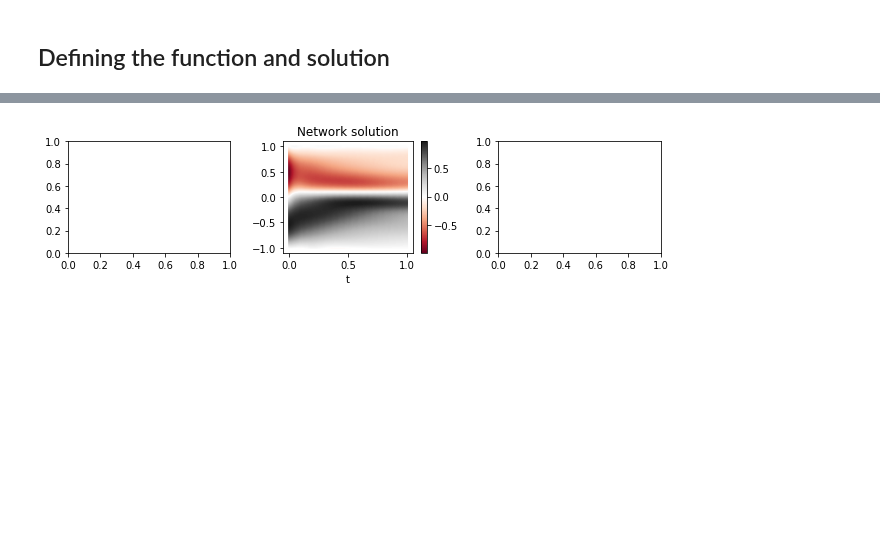
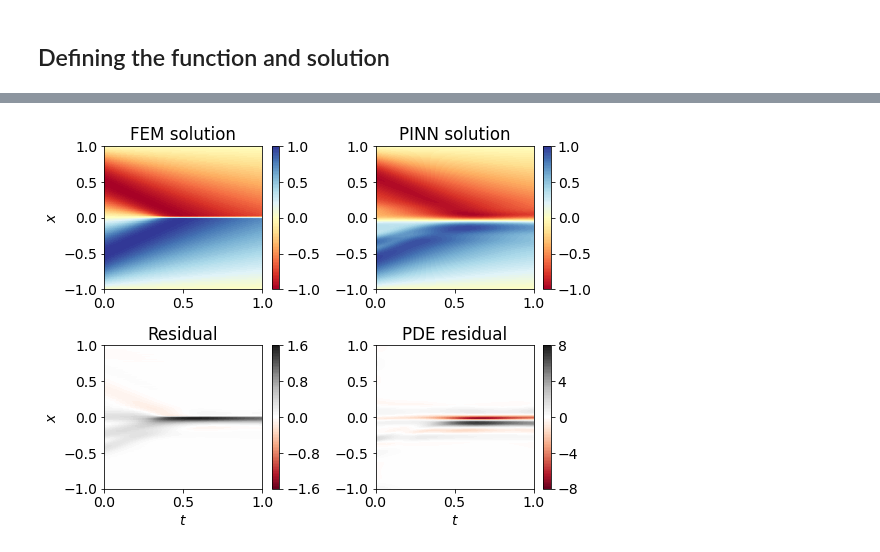
Before and after one commit to runehoejlund/deep-learning-pinn, a Jupyter notebook: PINN-Burgers.ipynb, the cells around one changed output, grey strips where cells are left out. Cells and saved outputs as stored; diff of their text form; code cells hidden in the pictures; blank space fills up the shorter version.

```diff
--- a/PINN-Burgers.ipynb
+++ b/PINN-Burgers.ipynb
@@ -18,15 +47,15 @@ def MSE(net, u_, x, t):
 # %%
-n_x = 10 # Number of data points in interior domain
+n_x = 20 # Number of data points in interior domain
 n_i = 10 # Number of initial points
 n_b = 10 # Number of boundary (time) points
-n_t = 10
+n_t = 20
 xmin = -1
 xmax = 1
 
 # Interior of domain
-x = torch.linspace(xmin, xmax, n_x, requires_grad=True)[1:-1]
-t = torch.linspace(0, 1, n_t, requires_grad=True)[1:]
-x, t = torch.meshgrid((x, t))
+X = torch.linspace(xmin, xmax, n_x+2, requires_grad=True)[1:-1]
+T = torch.linspace(0, 1, n_t+1, requires_grad=True)[1:]
+x, t = torch.meshgrid((X, T))
 x = x.reshape(-1, 1)
 t = t.reshape(-1, 1)
 
@@ -118,4 +152,13 @@ class Net(nn.Module):
         self.optimizer.step()
         self.eval()
         return self.loss_PDE(x, t), self.loss_BC(x_b, t_b, u_b), self.loss_IC(x_i, t_i, u_i)
+# %%
+def MSE(net, u_, x, t):
+    u = u_.detach().reshape(-1,1)
+    u_hat = net(x,t).detach().reshape(-1,1)
+    MSE = torch.mean((u - u_hat)**2)
+    return MSE
+# %%
+def progress(i, total):
+    print("\r", '{:.2f}% '.format((i+1)*100/total), end="")
 # %%
@@ -148,32 +223,54 @@ fig.savefig('./figs/Burger_loss.png', dpi=600)
 # %%
 ## Evaluate network
-fig, axs = plt.subplots(1,3,figsize=(9,2.5))
-xi, ti = torch.meshgrid(torch.linspace(xmin,xmax,101, requires_grad=True), torch.linspace(0,1,101, requires_grad=True))
-xi, ti = xi.reshape(-1, 1), ti.reshape(-1, 1)
-#x_grid = torch.hstack((xi.reshape(-1, 1), yi.reshape(-1, 1)))
-# minmax = u_(xi, ti).detach()
-# vmin = minmax.min()
-# vmax = minmax.max()
-# u = u_(xi, ti).detach()
-u_hat = net(xi, ti).detach()
-vmin = u_hat.min()
-vmax = u_hat.max()
+fig, axs = plt.subplots(2,2,figsize=(8,6))
+axs = axs.flatten()
+u_hat = net(x_eval, t_eval).detach().reshape(u_.shape)
+pde_hat = net.PDE(x_eval, t_eval).detach().reshape(u_.shape)
+vmin = -1 # u_hat.min()
+vmax = 1 # u_hat.max()
 
-# m = axs[0].scatter(ti.detach(), xi.detach(), s=1, c=u, vmin=vmin, vmax=vmax)
-# fig.colorbar(m, ax=axs[0])
-# axs[0].set_title('True solution')
-# axs[0].set_xlabel('t')
-# axs[0].set_ylabel('x')
-m = axs[1].scatter(ti.detach(), xi.detach(), s=1, c=u_hat, vmin=vmin, vmax=vmax, cmap='RdGy')
-fig.colorbar(m, ax=axs[1])
-axs[1].set_title('Network solution')
-axs[1].set_xlabel('t')
-# m = axs[2].scatter(ti.detach(), xi.detach(), s=1, c=u-u_hat, vmin=-max(abs(u-u_hat)), vmax=max(abs(u-u_hat)), cmap='RdGy')
-# fig.colorbar(m, ax=axs[2])
-# axs[2].set_title('Residual')
-# axs[2].set_xlabel('t')
+levels = torch.linspace(vmin, vmax, 100)
+c_levels = torch.linspace(vmin, vmax, 5)
+
+m = axs[0].contourf(t_.detach(), x_.detach(), u_.detach(), levels=levels, cmap='RdYlBu')
+cb = fig.colorbar(m, ax=axs[0])
+cb.set_ticks(c_levels)
+axs[0].set_title('FEM solution')
+# axs[0].set_xlabel('$t$')
+axs[0].set_ylabel('$x$')
+
+m = axs[1].contourf(t_.detach(), x_.detach(), u_hat.detach(), levels=levels, cmap='RdYlBu')
+cb = fig.colorbar(m, ax=axs[1])
+cb.set_ticks(c_levels)
+axs[1].set_title('PINN solution')
+# axs[1].set_xlabel('$t$')
+# axs[1].set_ylabel('$x$')
+
+vmin = -np.round((u_-u_hat).abs().max(),1)
+vmax = -vmin
+levels = torch.linspace(vmin, vmax, 100)
+c_levels = torch.linspace(vmin, vmax, 5)
+
+m = axs[2].contourf(t_.detach(), x_.detach(), (u_-u_hat).detach(), levels=levels, cmap='RdGy')
+cb = fig.colorbar(m, ax=axs[2])
+cb.set_ticks(c_levels)
+axs[2].set_title('Residual')
+axs[2].set_xlabel('$t$')
+axs[2].set_ylabel('$x$')
+
+vmin = -np.round(pde_hat.abs().max(),0)
+vmax = -vmin
+levels = torch.linspace(vmin, vmax, 100)
+c_levels = torch.linspace(vmin, vmax, 5)
+m = axs[3].contourf(t_.detach(), x_.detach(), pde_hat.detach(), levels=levels, vmin=vmin, vmax=vmax, cmap='RdGy')
+cb = fig.colorbar(m, ax=axs[3])
+cb.set_ticks(c_levels)
+axs[3].set_title('PDE residual')
+axs[3].set_xlabel('$t$')
+# axs[3].set_ylabel('$x$')
+
 fig.tight_layout()
 fig.savefig('./figs/burgers_2D.png', dpi=600)
 # %% [output]
-[figure, old version]
+[figure, new version]
 # %%
```
Also changed, not shown: parts of 19 cells of this notebook, 17 other files.
